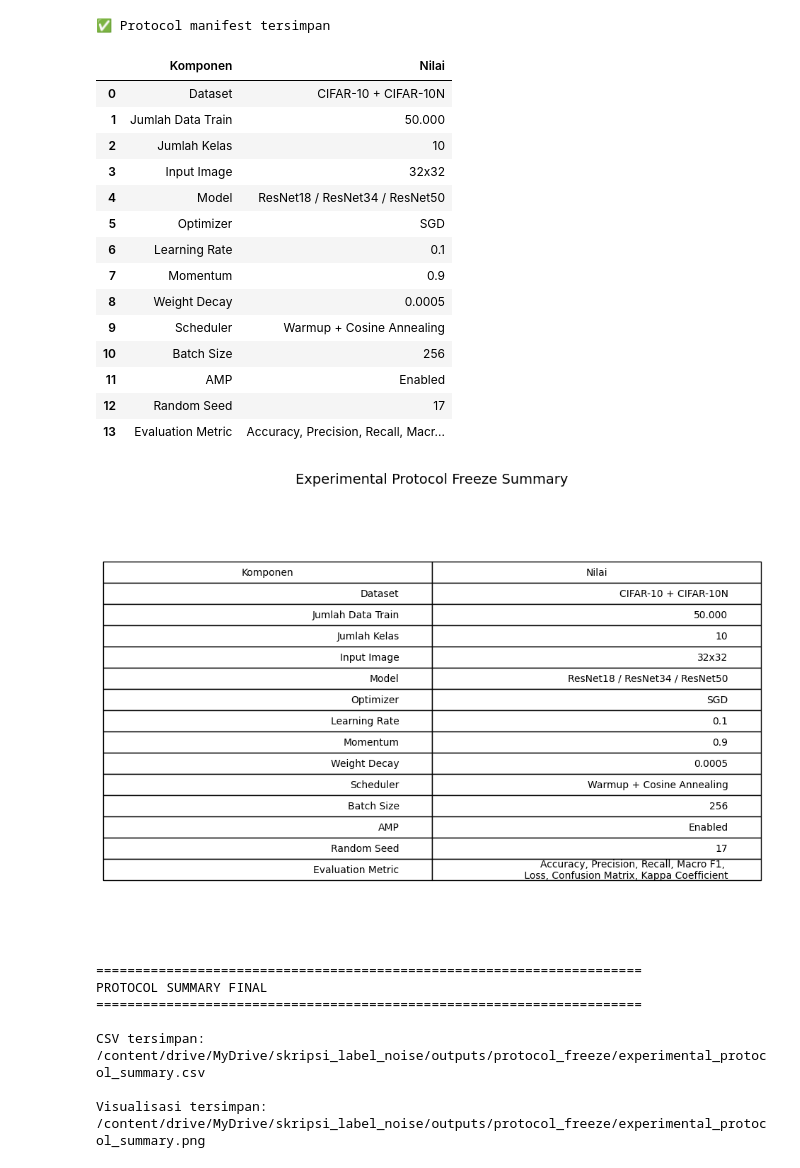
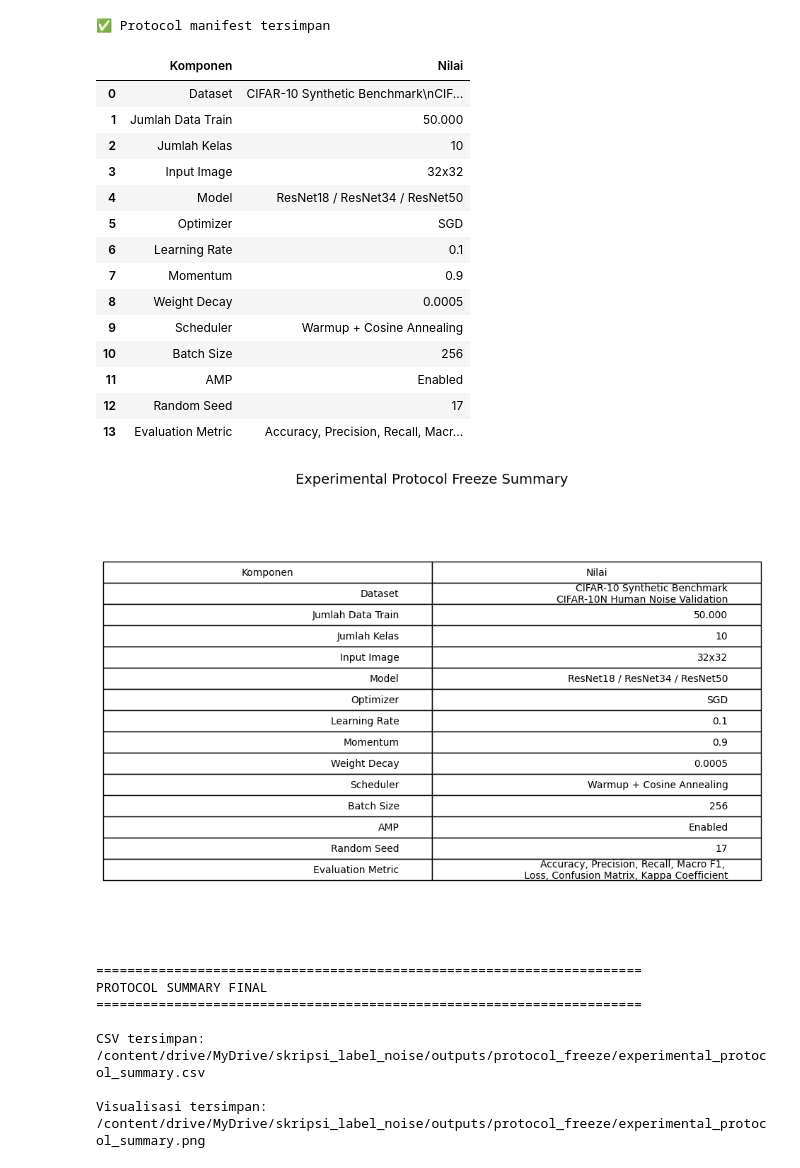
Before and after one commit to luthfiaw13/label-noise-thesis, a Jupyter notebook: notebooks/05_experimental_protocol_freeze.ipynb, the cells around one changed output. Saved outputs shown, nothing was run; the diff lists cells and outputs as text; code cells hidden in the pictures.

Commit message:
Update visualization summary notebook 05

```diff
--- a/notebooks/05_experimental_protocol_freeze.ipynb
+++ b/notebooks/05_experimental_protocol_freeze.ipynb
@@ -628,7 +628,7 @@ protocol_summary = pd.DataFrame(
 
         [
 
-            "CIFAR-10 + CIFAR-10N",
+            "CIFAR-10 Synthetic Benchmark\nCIFAR-10N Human Noise Validation",
 
             "50.000",
 
@@ -783,35 +783,35 @@ print("PROTOCOL SUMMARY FINAL")
 print("="*70)
 
 
 print()
 
 print("CSV tersimpan:")
 
 print(summary_csv)
 
 
 print()
 
 print("Visualisasi tersimpan:")
 
 print(figure_path)
 # %% [output]
 |  | Komponen | Nilai |
-| 0 | Dataset | CIFAR-10 + CIFAR-10N |
+| 0 | Dataset | CIFAR-10 Synthetic Benchmark\nCIF... |
 | 1 | Jumlah Data Train | 50.000 |
 | 2 | Jumlah Kelas | 10 |
 | 3 | Input Image | 32x32 |
 | 4 | Model | ResNet18 / ResNet34 / ResNet50 |
 | 5 | Optimizer | SGD |
 | 6 | Learning Rate | 0.1 |
 | 7 | Momentum | 0.9 |
 | 8 | Weight Decay | 0.0005 |
 | 9 | Scheduler | Warmup + Cosine Annealing |
 | 10 | Batch Size | 256 |
 | 11 | AMP | Enabled |
 | 12 | Random Seed | 17 |
 | 13 | Evaluation Metric | Accuracy, Precision, Recall, Macr... |
-[figure, old version]
+[figure, new version]
 ======================================================================
 PROTOCOL SUMMARY FINAL
 ======================================================================
```
